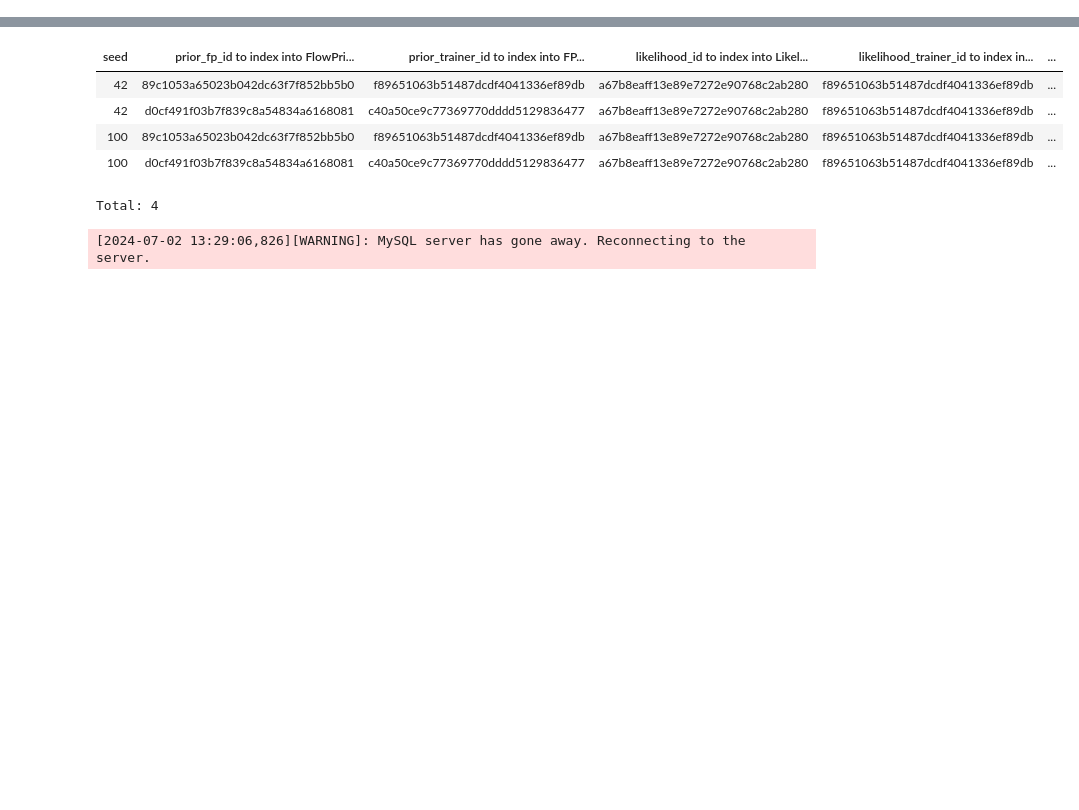
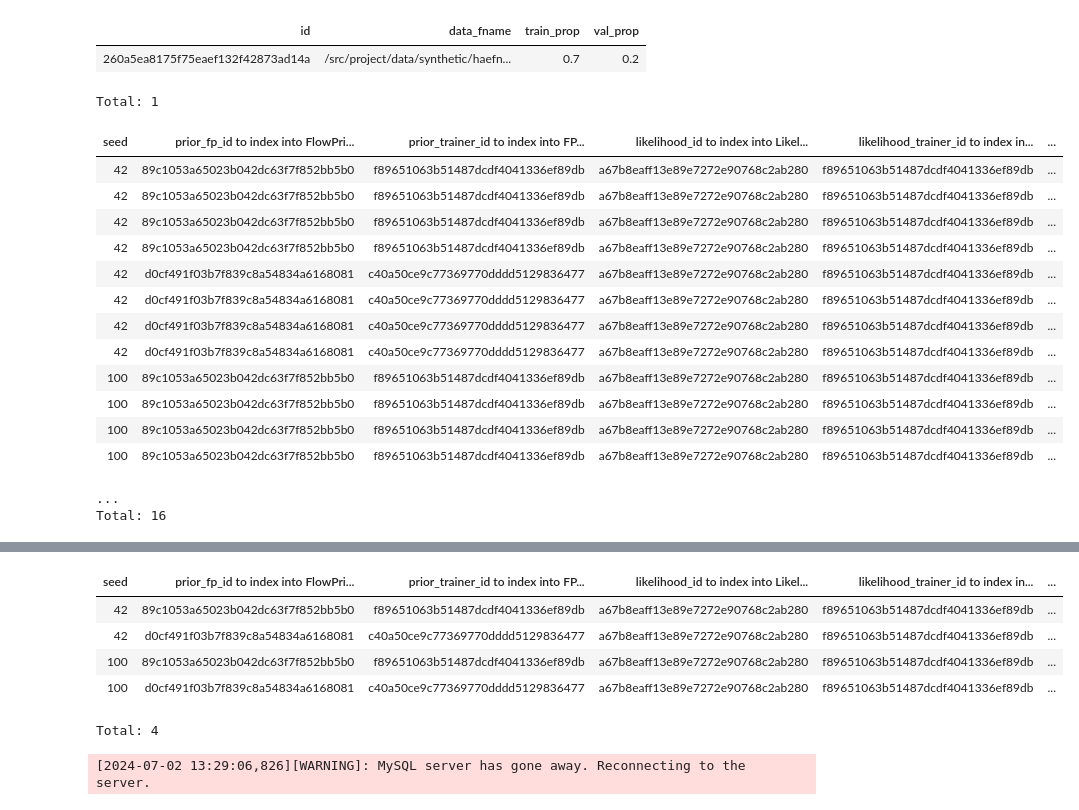
Before and after one commit to suhasshrinivasan/task-transfer, a Jupyter notebook: experiments/dj/dj_interactive.ipynb, the cells around one changed output, grey strips where cells are left out. Saved outputs shown, nothing was run; the diff lists cells and outputs as text; code cells hidden in the pictures; blank space fills up the shorter version.

```diff
--- a/experiments/dj/dj_interactive.ipynb
+++ b/experiments/dj/dj_interactive.ipynb
@@ -28,0 +174,24 @@ from experiments.dj.dj_helpers import drop_schema_dot_jobs
+# %%
+DataLoaderConfig()
+# %% [output]
+| id | data_fname | train_prop | val_prop |
+| 260a5ea8175f75eaef132f42873ad14a | /src/project/data/synthetic/haefn... | 0.7 | 0.2 |
+Total: 1
+# %%
+AdaptPriorResult.key_source
+# %% [output]
+| seed | prior_fp_id to index into FlowPri... | prior_trainer_id to index into FP... | likelihood_id to index into Likel... | likelihood_trainer_id to index in... | ... |
+| 42 | 89c1053a65023b042dc63f7f852bb5b0 | f89651063b51487dcdf4041336ef89db | a67b8eaff13e89e7272e90768c2ab280 | f89651063b51487dcdf4041336ef89db | ... |
+| 42 | 89c1053a65023b042dc63f7f852bb5b0 | f89651063b51487dcdf4041336ef89db | a67b8eaff13e89e7272e90768c2ab280 | f89651063b51487dcdf4041336ef89db | ... |
+| 42 | 89c1053a65023b042dc63f7f852bb5b0 | f89651063b51487dcdf4041336ef89db | a67b8eaff13e89e7272e90768c2ab280 | f89651063b51487dcdf4041336ef89db | ... |
+| 42 | 89c1053a65023b042dc63f7f852bb5b0 | f89651063b51487dcdf4041336ef89db | a67b8eaff13e89e7272e90768c2ab280 | f89651063b51487dcdf4041336ef89db | ... |
+| 42 | d0cf491f03b7f839c8a54834a6168081 | c40a50ce9c77369770dddd5129836477 | a67b8eaff13e89e7272e90768c2ab280 | f89651063b51487dcdf4041336ef89db | ... |
+| 42 | d0cf491f03b7f839c8a54834a6168081 | c40a50ce9c77369770dddd5129836477 | a67b8eaff13e89e7272e90768c2ab280 | f89651063b51487dcdf4041336ef89db | ... |
+| 42 | d0cf491f03b7f839c8a54834a6168081 | c40a50ce9c77369770dddd5129836477 | a67b8eaff13e89e7272e90768c2ab280 | f89651063b51487dcdf4041336ef89db | ... |
+| 42 | d0cf491f03b7f839c8a54834a6168081 | c40a50ce9c77369770dddd5129836477 | a67b8eaff13e89e7272e90768c2ab280 | f89651063b51487dcdf4041336ef89db | ... |
+| 100 | 89c1053a65023b042dc63f7f852bb5b0 | f89651063b51487dcdf4041336ef89db | a67b8eaff13e89e7272e90768c2ab280 | f89651063b51487dcdf4041336ef89db | ... |
+| 100 | 89c1053a65023b042dc63f7f852bb5b0 | f89651063b51487dcdf4041336ef89db | a67b8eaff13e89e7272e90768c2ab280 | f89651063b51487dcdf4041336ef89db | ... |
+| 100 | 89c1053a65023b042dc63f7f852bb5b0 | f89651063b51487dcdf4041336ef89db | a67b8eaff13e89e7272e90768c2ab280 | f89651063b51487dcdf4041336ef89db | ... |
+| 100 | 89c1053a65023b042dc63f7f852bb5b0 | f89651063b51487dcdf4041336ef89db | a67b8eaff13e89e7272e90768c2ab280 | f89651063b51487dcdf4041336ef89db | ... |
+...
+Total: 16
```
Also changed, not shown: parts of 16 cells of this notebook, 8 other files.
